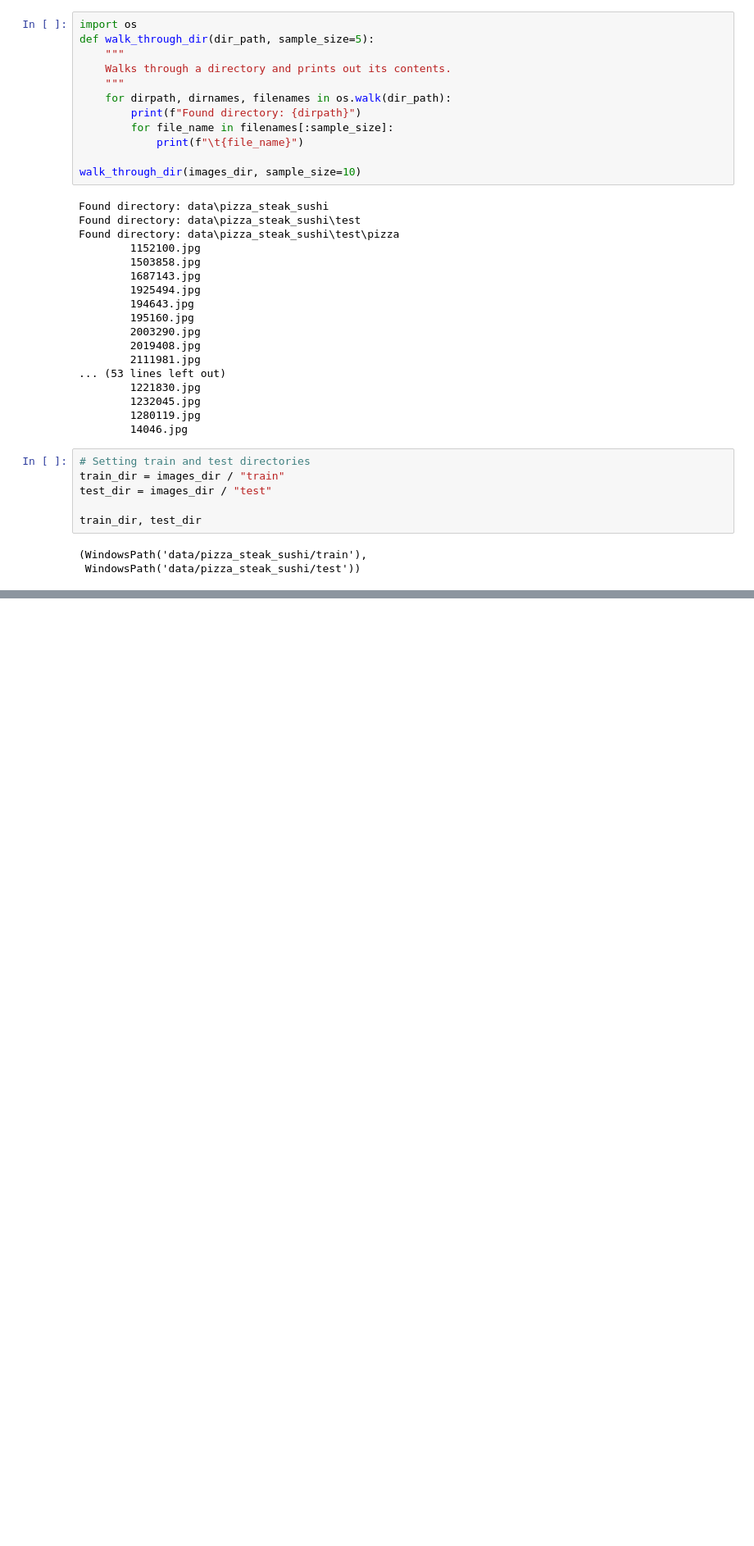
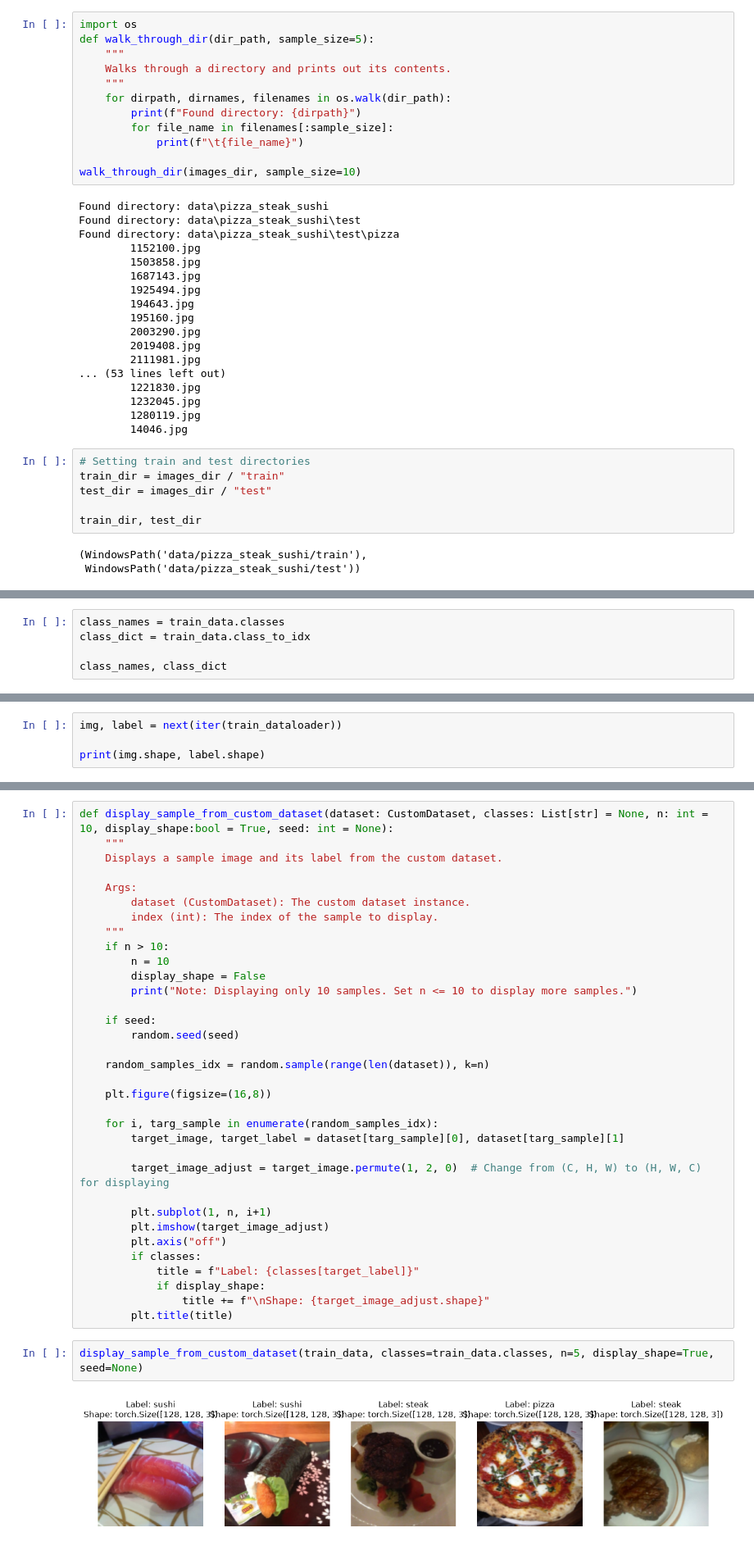
Before and after one commit to LovepreetSinghGhuman/PyTorch_Mastery, a Jupyter notebook: 04_PyTorch_Custom_Data.ipynb, the cells around one changed output, grey strips where cells are left out. Shown at 82% size. Drawn from its saved outputs; the diff is of its cells as text; blank space fills up the shorter version.

```diff
--- a/04_PyTorch_Custom_Data.ipynb
+++ b/04_PyTorch_Custom_Data.ipynb
@@ -146,0 +234,5 @@ train_dir, test_dir
+# %%
+class_names = train_data.classes
+class_dict = train_data.class_to_idx
+
+class_names, class_dict
@@ -146,0 +280,4 @@ train_dir, test_dir
+# %%
+img, label = next(iter(train_dataloader))
+
+print(img.shape, label.shape)
@@ -146,0 +383,38 @@ train_dir, test_dir
+# %%
+def display_sample_from_custom_dataset(dataset: CustomDataset, classes: List[str] = None, n: int = 10, display_shape:bool = True, seed: int = None):
+    """
+    Displays a sample image and its label from the custom dataset.
+
+    Args:
+        dataset (CustomDataset): The custom dataset instance.
+        index (int): The index of the sample to display.
+    """
+    if n > 10:
+        n = 10
+        display_shape = False
+        print("Note: Displaying only 10 samples. Set n <= 10 to display more samples.")
+
+    if seed:
+        random.seed(seed)
+
+    random_samples_idx = random.sample(range(len(dataset)), k=n)
+
+    plt.figure(figsize=(16,8))
+
+    for i, targ_sample in enumerate(random_samples_idx):
+        target_image, target_label = dataset[targ_sample][0], dataset[targ_sample][1]
+
+        target_image_adjust = target_image.permute(1, 2, 0)  # Change from (C, H, W) to (H, W, C) for displaying
+
+        plt.subplot(1, n, i+1)
+        plt.imshow(target_image_adjust)
+        plt.axis("off")
+        if classes:
+            title = f"Label: {classes[target_label]}"
+            if display_shape:
+                title += f"\nShape: {target_image_adjust.shape}"
+        plt.title(title)
+# %%
+display_sample_from_custom_dataset(train_data, classes=train_data.classes, n=5, display_shape=True, seed=None)
+# %% [output]
+[figure, added]
```
Also changed, not shown: parts of 16 cells of this notebook.
